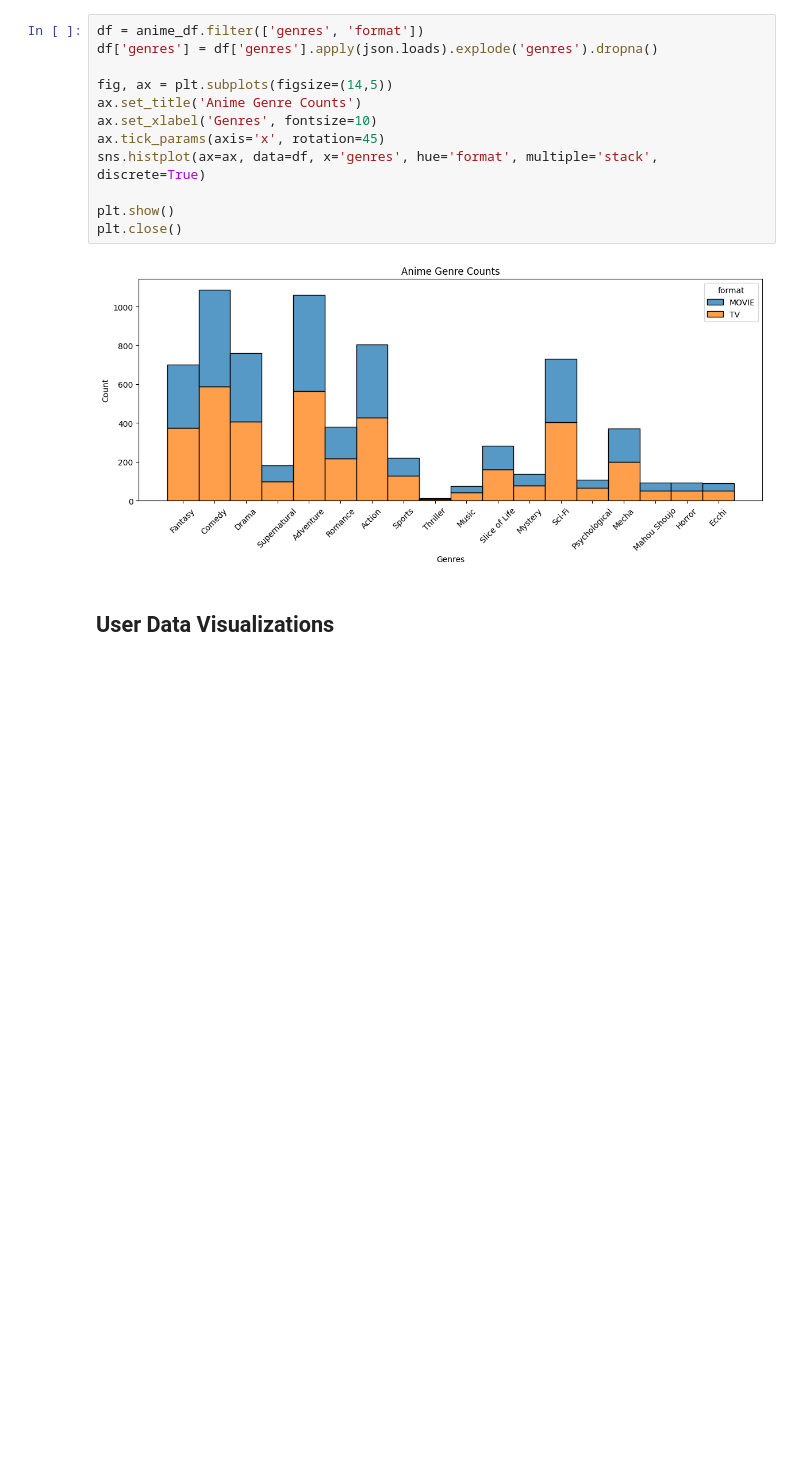
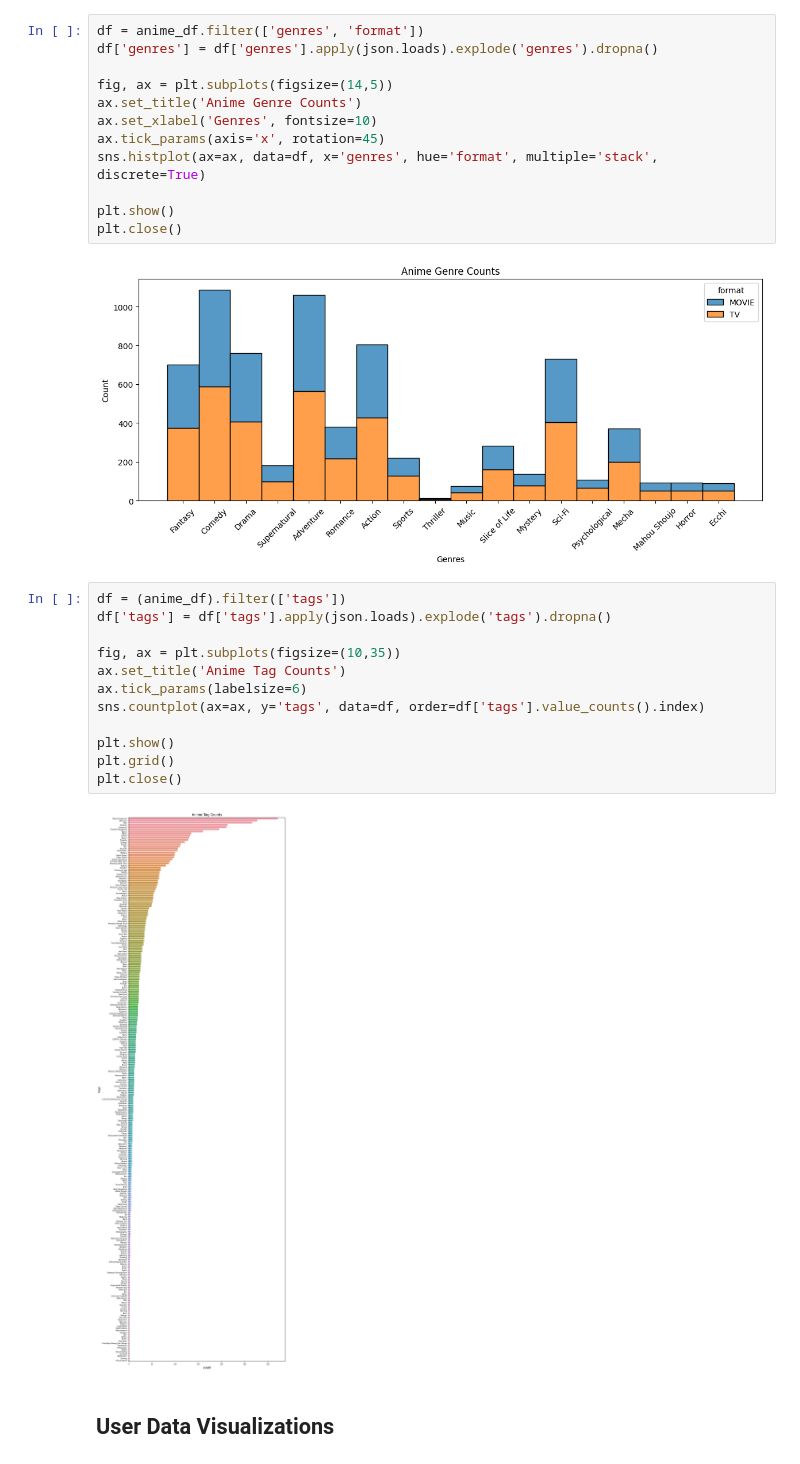
Before and after one commit to barrettotte/anilist-ml, a Jupyter notebook: explore.ipynb, the cells around one changed output. Cells and saved outputs as stored; diff of their text form; blank space fills up the shorter version.

```diff
--- a/explore.ipynb
+++ b/explore.ipynb
@@ -148,6 +148,20 @@ plt.show()
 plt.close()
 # %% [output]
 [figure]
+# %%
+df = (anime_df).filter(['tags'])
+df['tags'] = df['tags'].apply(json.loads).explode('tags').dropna()
+
+fig, ax = plt.subplots(figsize=(10,35))
+ax.set_title('Anime Tag Counts')
+ax.tick_params(labelsize=6)
+sns.countplot(ax=ax, y='tags', data=df, order=df['tags'].value_counts().index)
+
+plt.show()
+plt.grid()
+plt.close()
+# %% [output]
+[figure, added]
 # %% [markdown]
 ## User Data Visualizations
 # %%
```
Also changed, not shown: parts of 4 cells of this notebook, 2 other files.
